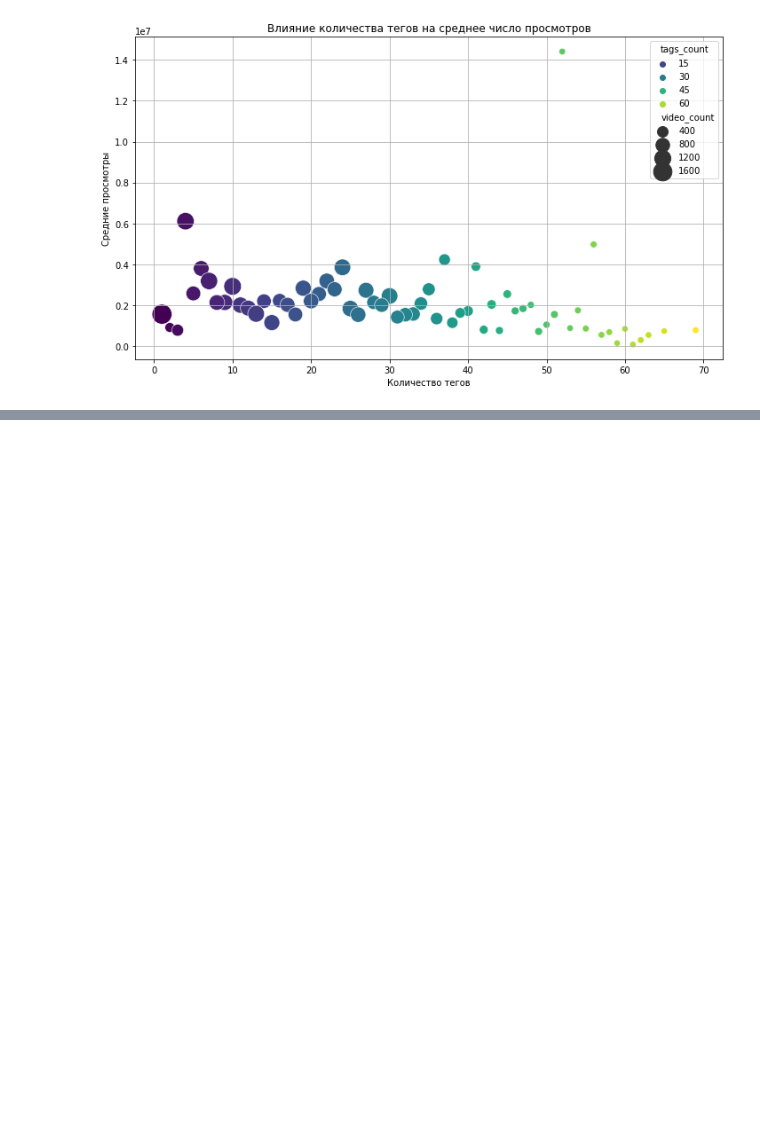
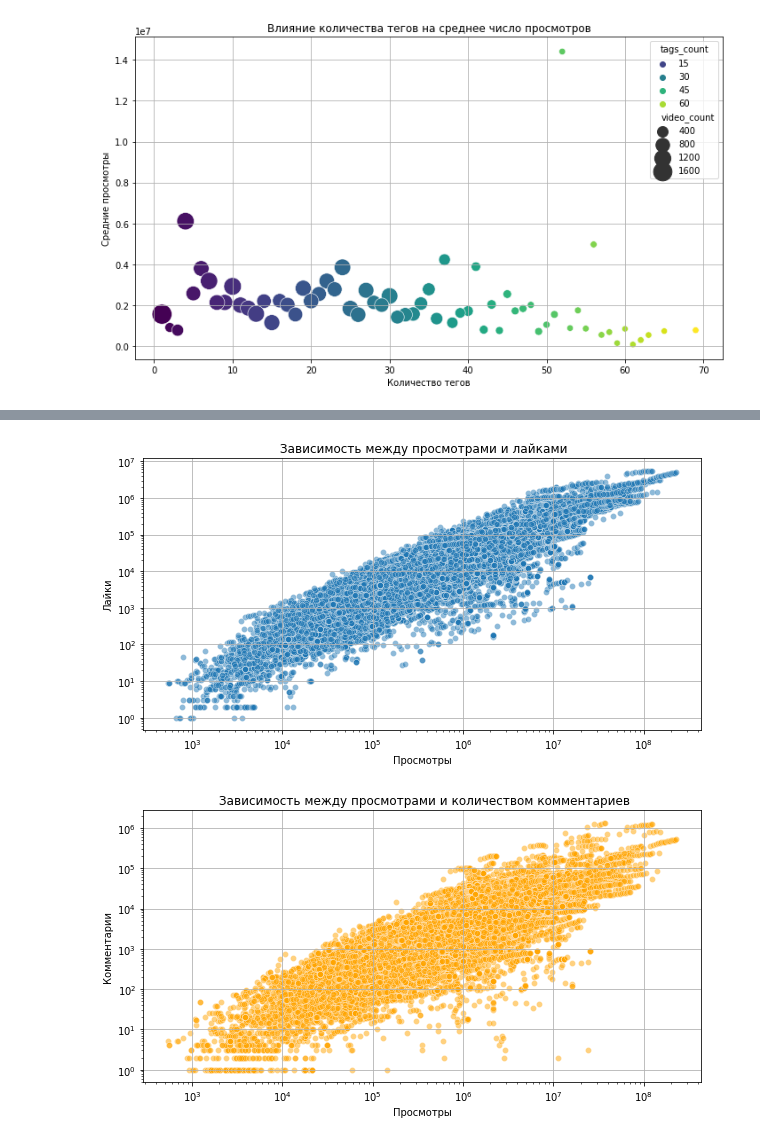
Before and after one commit to ubalievb/youtube-trend-analysis, a Jupyter notebook: Проект исследовательский анализ ТРЕНДЫ YOUTUBE.ipynb, the cells around one changed output, grey strips where cells are left out. Cells and saved outputs as stored; diff of their text form; code cells hidden in the pictures; blank space fills up the shorter version.

```diff
--- a/Проект исследовательский анализ ТРЕНДЫ YOUTUBE.ipynb
+++ b/Проект исследовательский анализ ТРЕНДЫ YOUTUBE.ipynb
@@ -377,0 +565,23 @@ LIMIT 10
+# %%
+# Зависимость между лайками/комментариями и просмотрами с scatter plot
+plt.figure(figsize=(10, 5))
+sns.scatterplot(data=df_cleaned, x='views', y='likes', alpha=0.5)
+plt.title(' Зависимость между просмотрами и лайками')
+plt.xlabel('Просмотры')
+plt.ylabel('Лайки')
+plt.xscale('log')
+plt.yscale('log')
+plt.grid(True)
+plt.show()
+plt.figure(figsize=(10, 5))
+sns.scatterplot(data=df_cleaned, x='views', y='comment_count', alpha=0.5, color='orange')
+plt.title(' Зависимость между просмотрами и количеством комментариев')
+plt.xlabel('Просмотры')
+plt.ylabel('Комментарии')
+plt.xscale('log')
+plt.yscale('log')
+plt.grid(True)
+plt.show()
+# %% [output]
+[figure, added]
+[figure, added]
```
Also changed, not shown: parts of 37 cells of this notebook.
